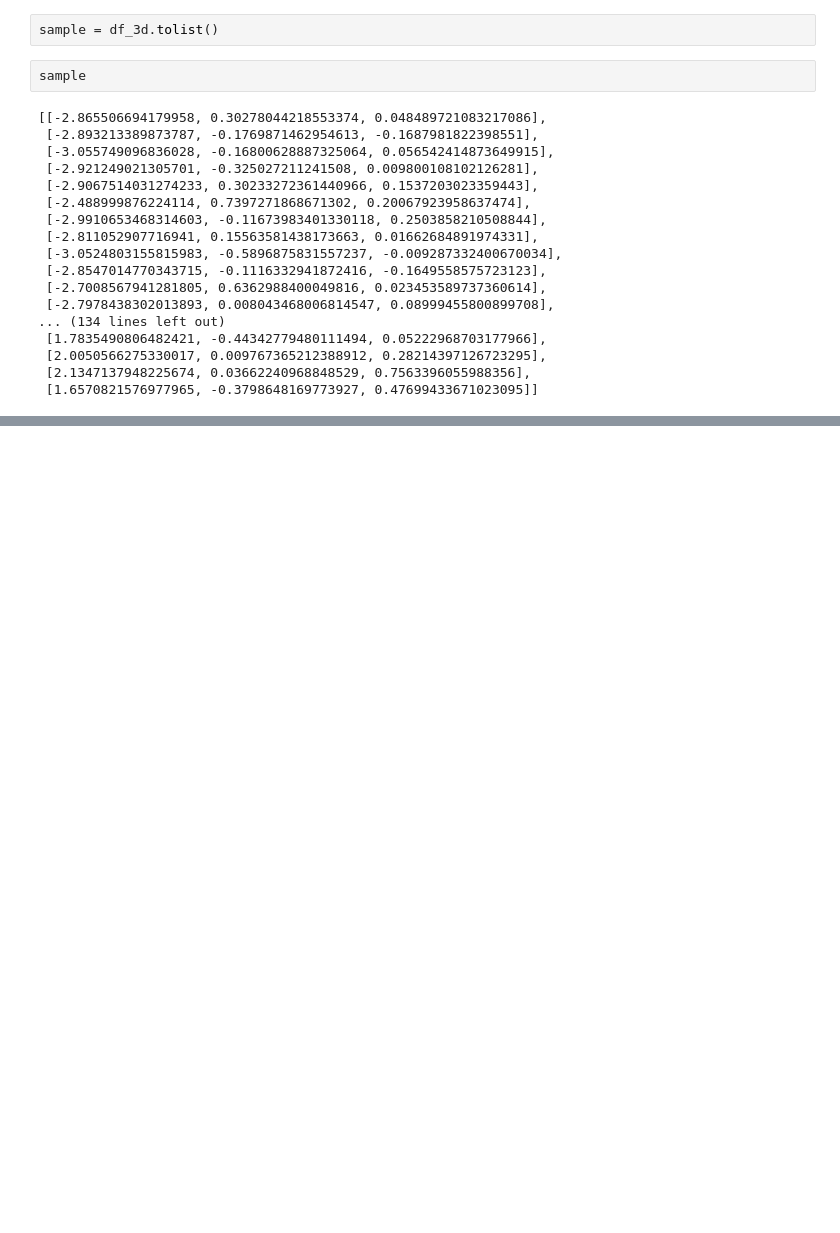
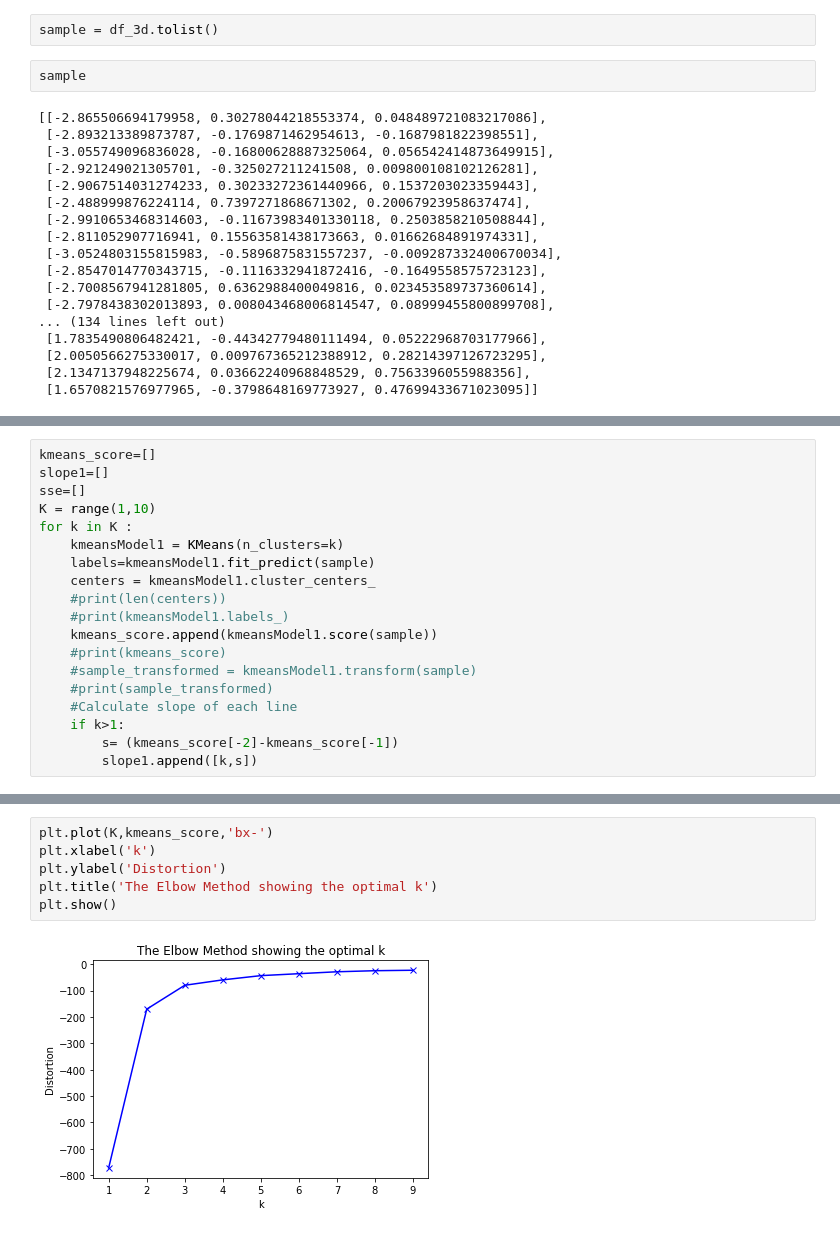
Before and after one commit to shobhitagrawal24/MasterThesis, a Jupyter notebook: Analysis/Iris/Elbow Method/Elbow Method.ipynb, the cells around one changed output, grey strips where cells are left out. Cells and saved outputs as stored; diff of their text form; blank space fills up the shorter version.

```diff
--- a/Analysis/Iris/Elbow Method/Elbow Method.ipynb
+++ b/Analysis/Iris/Elbow Method/Elbow Method.ipynb
@@ -105,0 +177,19 @@ plt.show()
+# %%
+kmeans_score=[]
+slope1=[]
+sse=[]
+K = range(1,10)
+for k in K :
+    kmeansModel1 = KMeans(n_clusters=k)
+    labels=kmeansModel1.fit_predict(sample)
+    centers = kmeansModel1.cluster_centers_
+    #print(len(centers))
+    #print(kmeansModel1.labels_)
+    kmeans_score.append(kmeansModel1.score(sample))
+    #print(kmeans_score)
+    #sample_transformed = kmeansModel1.transform(sample)
+    #print(sample_transformed)
+    #Calculate slope of each line
+    if k>1:
+        s= (kmeans_score[-2]-kmeans_score[-1])
+        slope1.append([k,s])
@@ -105,0 +214,8 @@ plt.show()
+# %%
+plt.plot(K,kmeans_score,'bx-')
+plt.xlabel('k')
+plt.ylabel('Distortion')
+plt.title('The Elbow Method showing the optimal k')
+plt.show()
+# %% [output]
+[figure, added]
```
Also changed, not shown: parts of 16 cells of this notebook, 2 other files.
